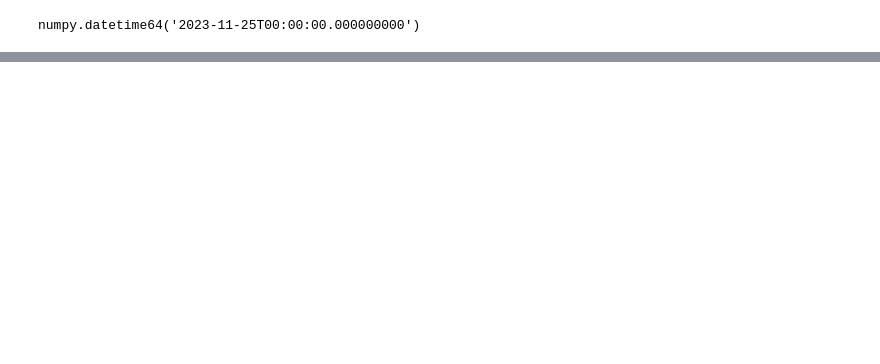
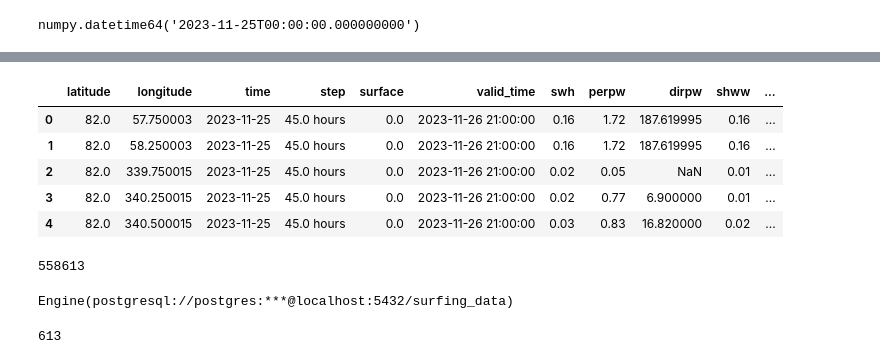
Before and after one commit to peterbull/bodhi-cast, a Jupyter notebook: grib_to_schema.ipynb, the cells around one changed output, grey strips where cells are left out. Cells and saved outputs as stored; diff of their text form; code cells hidden in the pictures; blank space fills up the shorter version.

```diff
--- a/grib_to_schema.ipynb
+++ b/grib_to_schema.ipynb
@@ -55,0 +120,25 @@ numpy.datetime64('2023-11-25T00:00:00.000000000')
+# %%
+# Convert the timedelta to total number of hours as a string with ' hours' appended
+df['step'] = df['step'].dt.total_seconds() / 3600.0
+df['step'] = df['step'].astype(str) + ' hours'
+# %%
+df.head()
+# %% [output]
+|  | latitude | longitude | time | step | surface | valid_time | swh | perpw | dirpw | shww | ... |
+| 0 | 82.0 | 57.750003 | 2023-11-25 | 45.0 hours | 0.0 | 2023-11-26 21:00:00 | 0.16 | 1.72 | 187.619995 | 0.16 | ... |
+| 1 | 82.0 | 58.250003 | 2023-11-25 | 45.0 hours | 0.0 | 2023-11-26 21:00:00 | 0.16 | 1.72 | 187.619995 | 0.16 | ... |
+| 2 | 82.0 | 339.750015 | 2023-11-25 | 45.0 hours | 0.0 | 2023-11-26 21:00:00 | 0.02 | 0.05 | NaN | 0.01 | ... |
+| 3 | 82.0 | 340.250015 | 2023-11-25 | 45.0 hours | 0.0 | 2023-11-26 21:00:00 | 0.02 | 0.77 | 6.900000 | 0.01 | ... |
+| 4 | 82.0 | 340.500015 | 2023-11-25 | 45.0 hours | 0.0 | 2023-11-26 21:00:00 | 0.03 | 0.83 | 16.820000 | 0.02 | ... |
+# %%
+len(df)
+# %% [output]
+558613
+# %%
+engine
+# %% [output]
+Engine(postgresql://postgres:***@localhost:5432/surfing_data)
+# %%
+df.to_sql('wave_forecast', con=engine, if_exists='append', index=False)
+# %% [output]
+613
```
Also changed, not shown: parts of 14 cells of this notebook, 2 other files.
